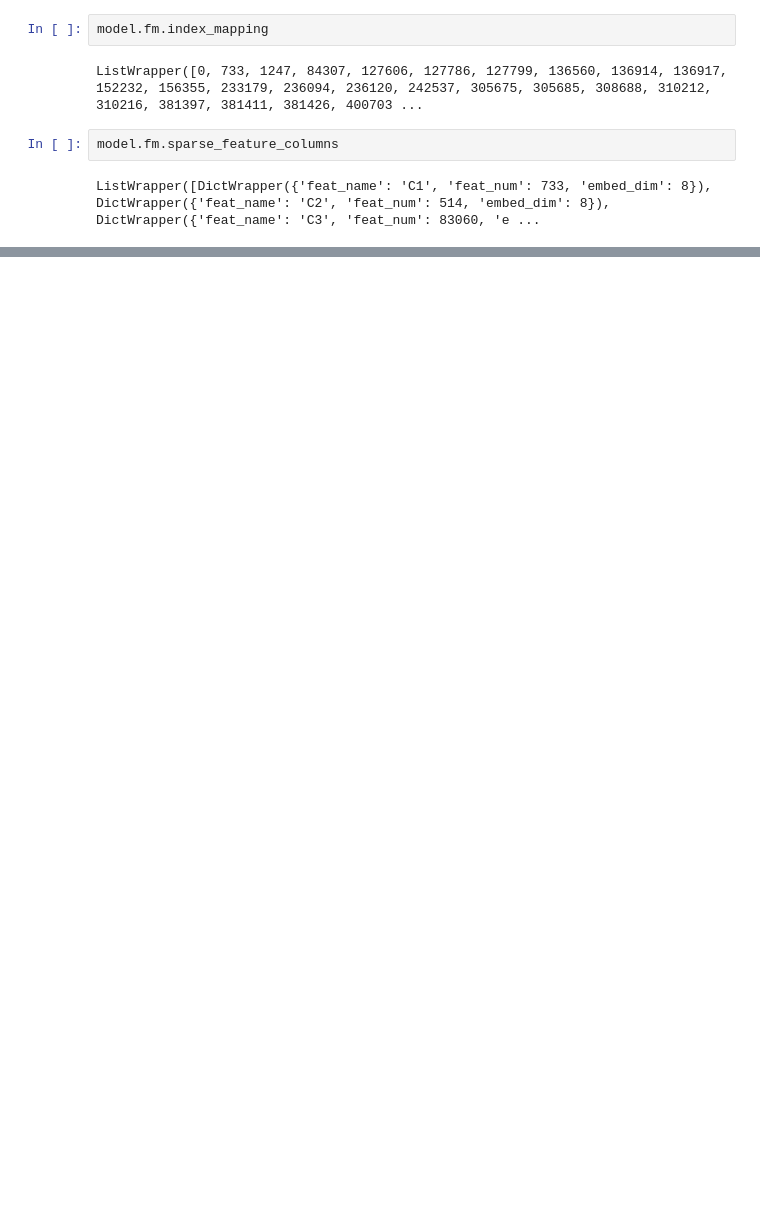
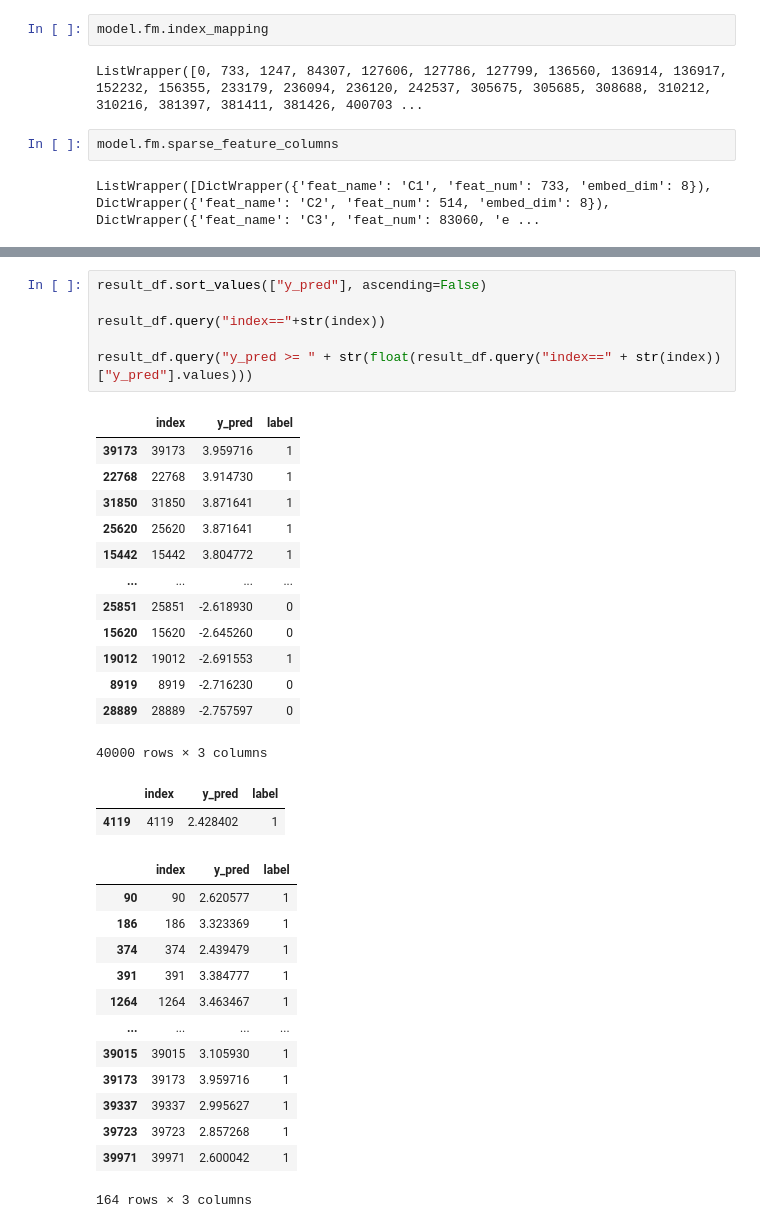
Before and after one commit to datasciencekun/starmie, a Jupyter notebook: recall/factor_machine_demo.ipynb, the cells around one changed output, grey strips where cells are left out. Cells and saved outputs as stored; diff of their text form; blank space fills up the shorter version.

```diff
--- a/recall/factor_machine_demo.ipynb
+++ b/recall/factor_machine_demo.ipynb
@@ -317,0 +501,35 @@ ListWrapper([DictWrapper({'feat_name': 'C1', 'feat_num': 733, 'embed_dim': 8}),
+# %%
+result_df.sort_values(["y_pred"], ascending=False)
+
+result_df.query("index=="+str(index))
+
+result_df.query("y_pred >= " + str(float(result_df.query("index==" + str(index))["y_pred"].values)))
+# %% [output]
+|  | index | y_pred | label |
+| 39173 | 39173 | 3.959716 | 1 |
+| 22768 | 22768 | 3.914730 | 1 |
+| 31850 | 31850 | 3.871641 | 1 |
+| 25620 | 25620 | 3.871641 | 1 |
+| 15442 | 15442 | 3.804772 | 1 |
+| ... | ... | ... | ... |
+| 25851 | 25851 | -2.618930 | 0 |
+| 15620 | 15620 | -2.645260 | 0 |
+| 19012 | 19012 | -2.691553 | 1 |
+| 8919 | 8919 | -2.716230 | 0 |
+| 28889 | 28889 | -2.757597 | 0 |
+40000 rows × 3 columns
+|  | index | y_pred | label |
+| 4119 | 4119 | 2.428402 | 1 |
+|  | index | y_pred | label |
+| 90 | 90 | 2.620577 | 1 |
+| 186 | 186 | 3.323369 | 1 |
+| 374 | 374 | 2.439479 | 1 |
+| 391 | 391 | 3.384777 | 1 |
+| 1264 | 1264 | 3.463467 | 1 |
+| ... | ... | ... | ... |
+| 39015 | 39015 | 3.105930 | 1 |
+| 39173 | 39173 | 3.959716 | 1 |
+| 39337 | 39337 | 2.995627 | 1 |
+| 39723 | 39723 | 2.857268 | 1 |
+| 39971 | 39971 | 2.600042 | 1 |
+164 rows × 3 columns
```
Also changed, not shown: parts of 17 cells of this notebook, 4 other files.
